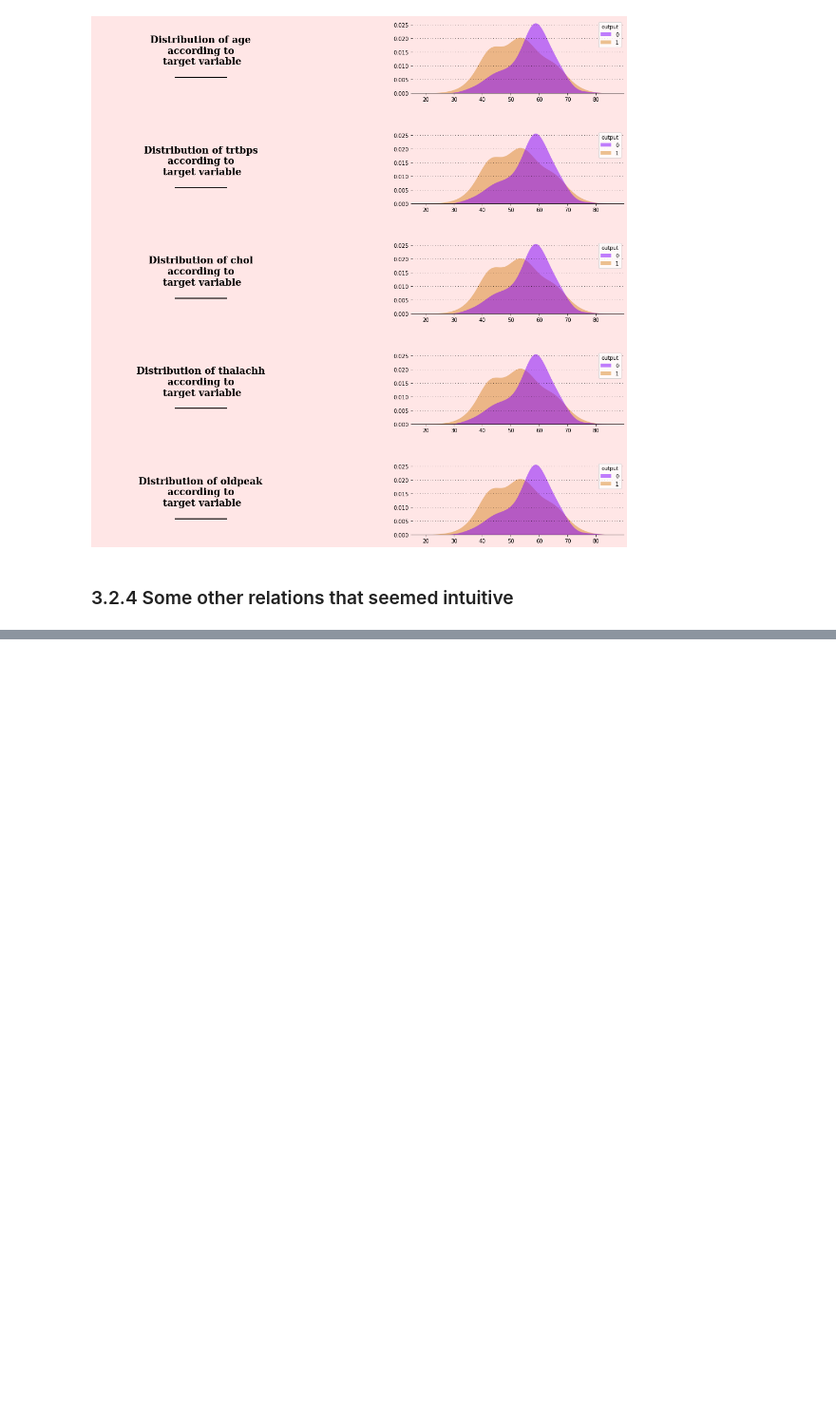
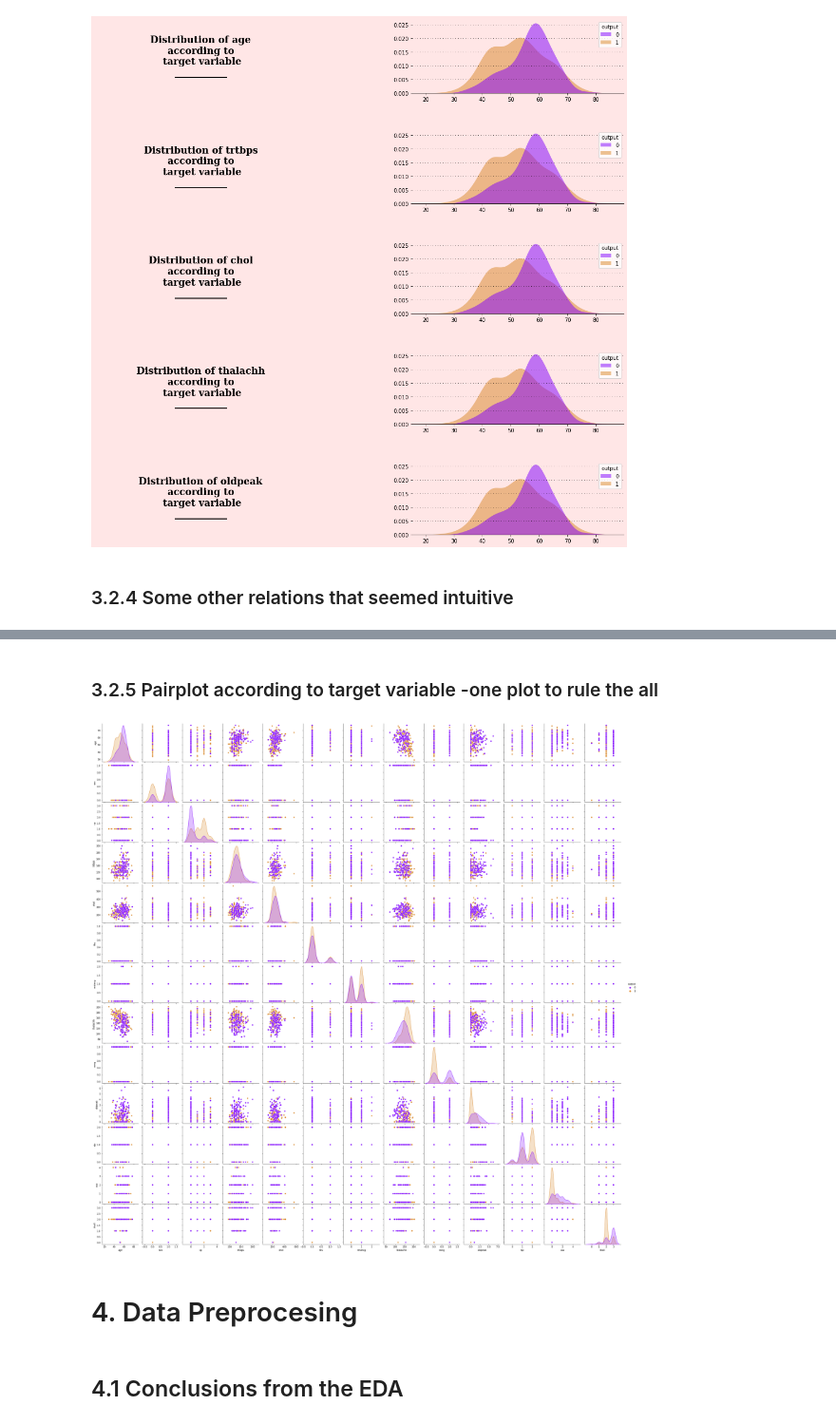
Before and after one commit to anyfish/notebook_project_ml, a Jupyter notebook: eda-heart-attack.ipynb, the cells around one changed output, grey strips where cells are left out. Shown at 95% size. Cells and saved outputs as stored; diff of their text form; code cells hidden in the pictures; blank space fills up the shorter version.

```diff
--- a/eda-heart-attack.ipynb
+++ b/eda-heart-attack.ipynb
@@ -760,0 +761,11 @@ for i in ["top","left","right"]:
+# %% [markdown]
+### 3.2.5 Pairplot according to target variable -one plot to rule the all
+# %%
+sns.pairplot(df, hue='output', palette=["#8000ff","#da8829"])
+plt.show()
+# %% [output]
+[figure, added]
+# %% [markdown]
+# 4. Data Preprocesing
+# %% [markdown]
+## 4.1 Conclusions from the EDA
```
Also changed, not shown: parts of 13 cells of this notebook.
